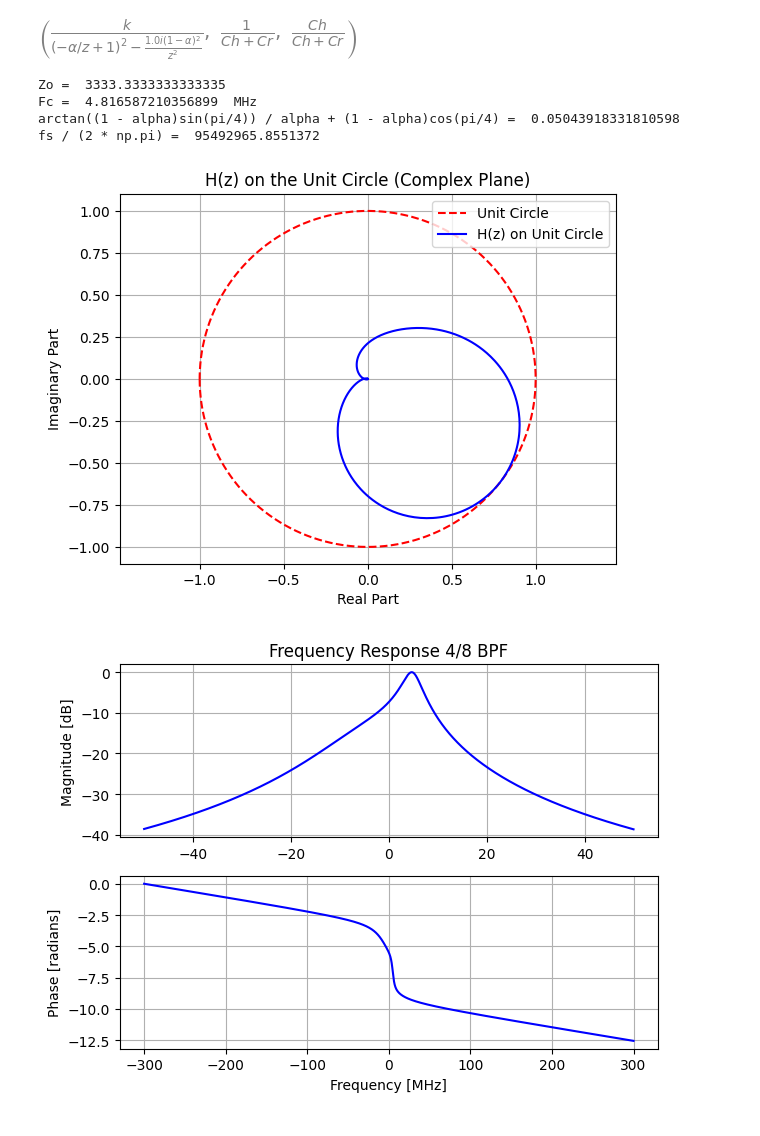
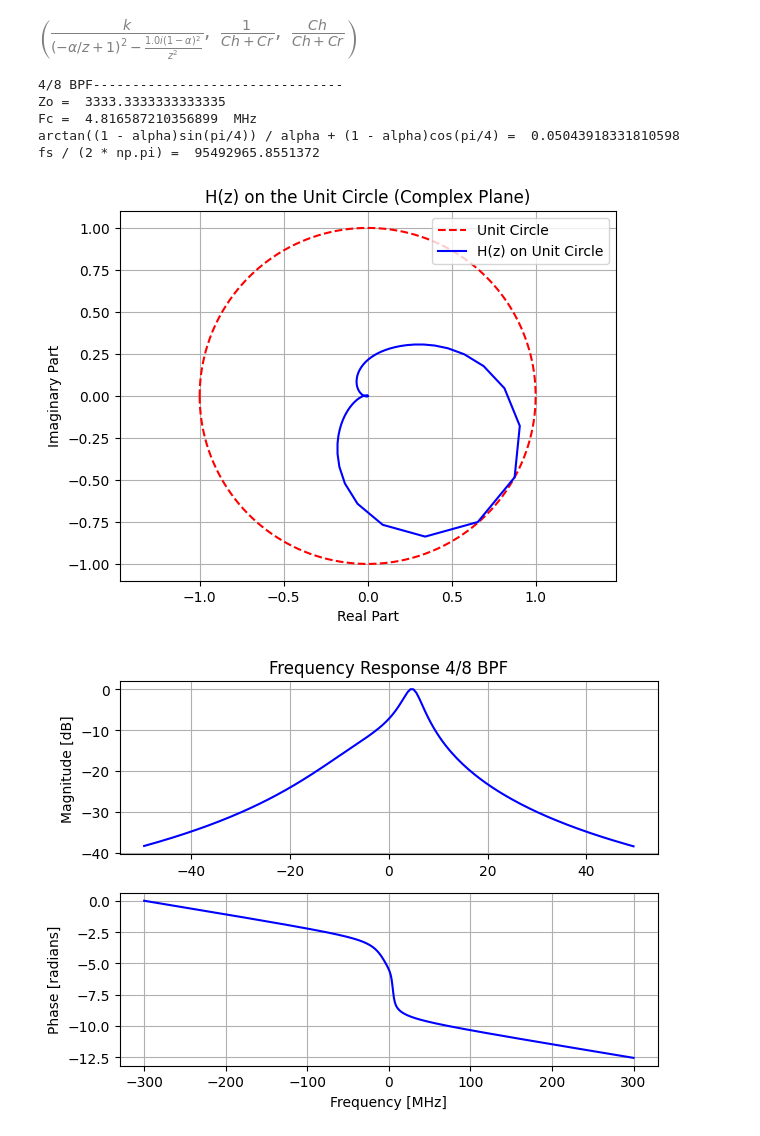
Before and after one commit to arthurmorbach/dt-filters, a Jupyter notebook: fResponse.ipynb, the cells around one changed output. Cells and saved outputs as stored; diff of their text form; code cells hidden in the pictures.

```diff
--- a/fResponse.ipynb
+++ b/fResponse.ipynb
@@ -116,62 +93,39 @@ H_48_z, k, alpha
 # %% [output]
 H_48_z, k, alpha =
 [figure]
-# %%
-#Variables
-Ch = 6.65e-12
-Cr = 500e-15
-k = 1 / (Ch + Cr)
-alpha = Ch / (Ch + Cr)
-
-# Coefficients of the transfer function
-b = [k]  # Numerator coefficients
-a = [1, -2*alpha, (alpha**2) + 2*alpha*1j - 1j - (alpha**2) * 1j]  # Denominator coefficients
-
-# Sampling frequency
-fs = 600e6 # Hz
-
-# Frequencies from -pi to pi (normalized to -Nyquist to Nyquist)
-omega = np.linspace(-np.pi, np.pi, 16384)
-
-# Convert normalized frequencies (omega) to Hz
-frequencies = omega * fs / (2 * np.pi)
-
-#Theoretical input impedance
-Zo = 1 / (Cr * fs)
-print('Zo = ', Zo)
-#Theoretical cut frequency
-fc = (fs / (2 * np.pi)) * np.arctan(((1 - alpha) * np.sin(np.pi / 4)) / (alpha + (1 - alpha) * np.cos(np.pi / 4)))
-print('Fc = ', fc/1e6, ' MHz')
-print('arctan((1 - alpha)sin(pi/4)) / alpha + (1 - alpha)cos(pi/4) = ', np.arctan(((1 - alpha) * np.sin(np.pi / 4)) / (alpha + (1 - alpha) * np.cos(np.pi / 4))))
-print('fs / (2 * np.pi) = ', fs / (2 * np.pi))
-# %% [output]
-Zo =  3333.3333333333335
-Fc =  4.816587210356899  MHz
-arctan((1 - alpha)sin(pi/4)) / alpha + (1 - alpha)cos(pi/4) =  0.05043918331810598
-fs / (2 * np.pi) =  95492965.8551372
+# %%
+#Variables
+Ch = 6.65e-12
+Cr = 500e-15
+fs = 600e6
+
+H_48, omega, Zo, fc = filters.BPF48(Ch, Cr, fs)
+
+# Convert normalized frequencies (omega) to Hz
+frequencies_2 = omega * fs / (2 * np.pi)
+# %% [output]
+4/8 BPF--------------------------------
+Zo =  3333.3333333333335
+Fc =  4.816587210356899  MHz
+arctan((1 - alpha)sin(pi/4)) / alpha + (1 - alpha)cos(pi/4) =  0.05043918331810598
+fs / (2 * np.pi) =  95492965.8551372
 # %%
-# Evaluate the transfer function H(z) on the unit circle, where z = exp(j*omega)
-z = np.exp(1j * omega)
-H_48 = np.polyval(b, z) / np.polyval(a, z)
-# Normalize
-H_48 = H_48 / np.max(np.abs(H_48))
-
 # Unit circle in the complex plane
 unit_circle = np.exp(1j * omega)
 
 # Plot the unit circle
 plt.plot(np.real(unit_circle), np.imag(unit_circle), 'r--', label='Unit Circle')
 # Plot H(z) on the complex plane
 plt.plot(np.real(H_48), np.imag(H_48), 'b', label='H(z) on Unit Circle')
 plt.title('H(z) on the Unit Circle (Complex Plane)')
 plt.xlabel('Real Part')
 plt.ylabel('Imaginary Part')
 plt.grid()
 plt.axis('equal')  # Equal scaling on both axes
 plt.legend()
 plt.show()
 # %% [output]
-[figure, old version]
+[figure, new version]
 # %%
 # Define the frequency range for plotting
 freq_range_min = -50e6
```
Also changed, not shown: parts of 10 cells of this notebook, 1 other file.
